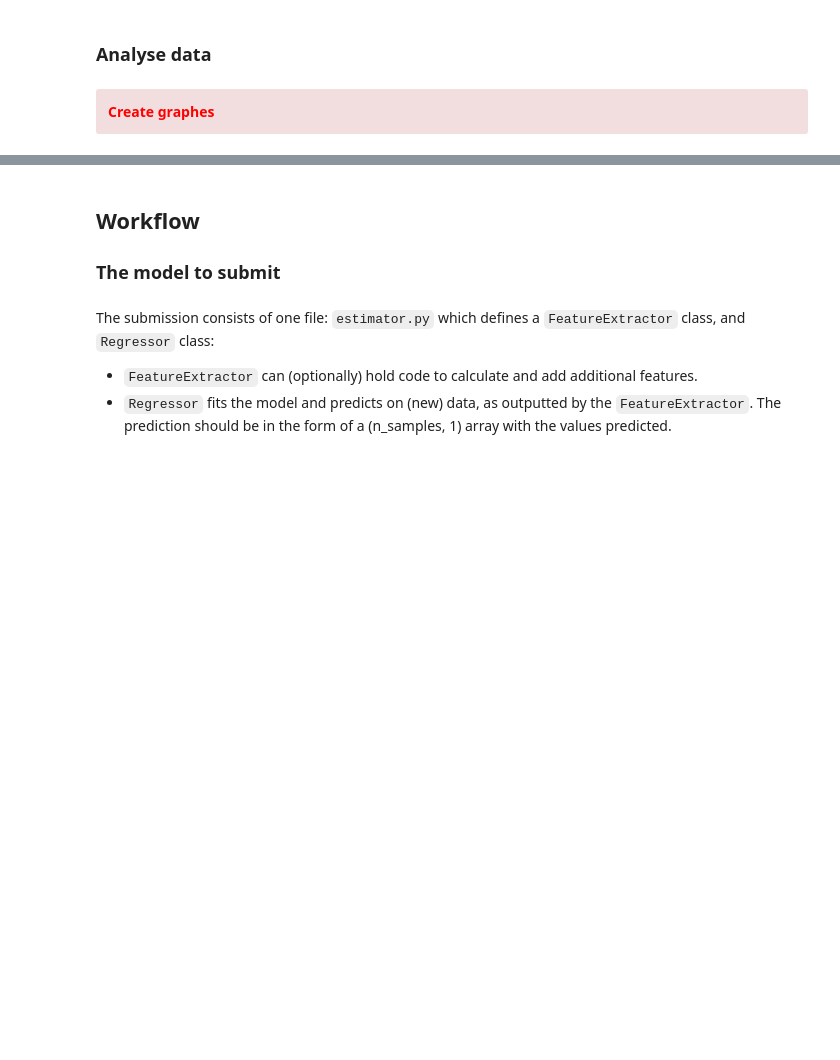
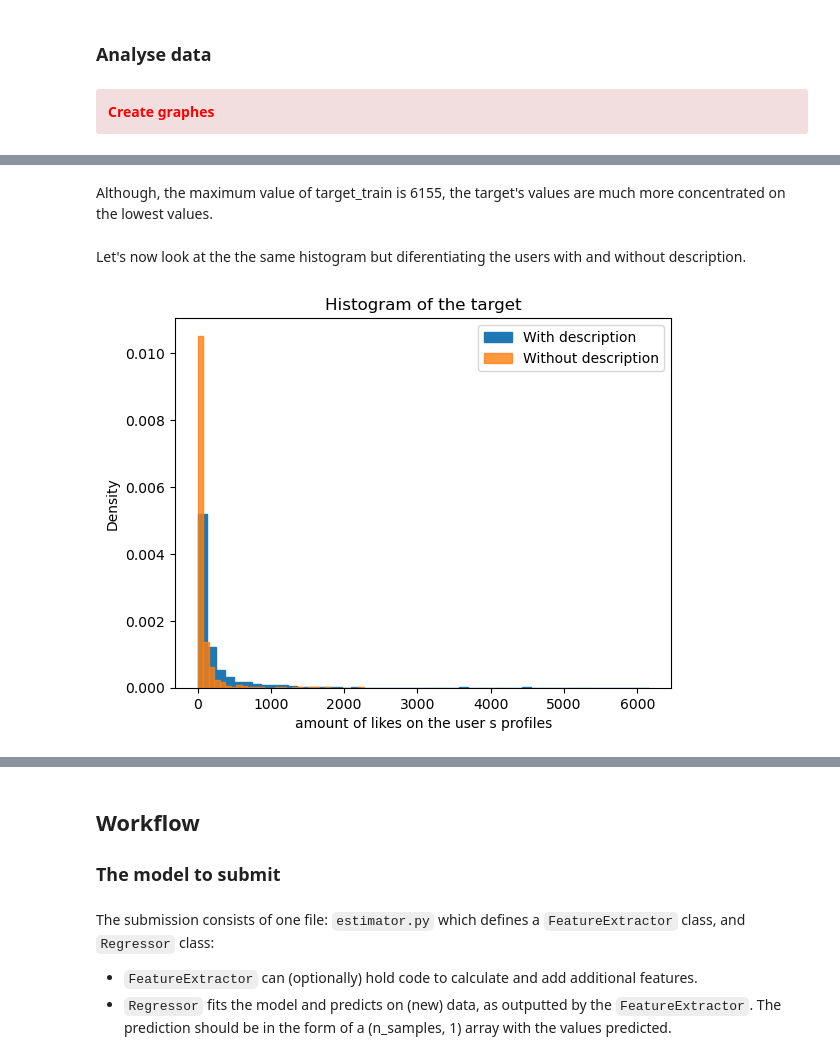
Before and after one commit to JstLearning/dating_app, a Jupyter notebook: dating_app_starting_kit.ipynb, the cells around one changed output, grey strips where cells are left out. Saved outputs shown, nothing was run; the diff lists cells and outputs as text; code cells hidden in the pictures; blank space fills up the shorter version.

```diff
--- a/dating_app_starting_kit.ipynb
+++ b/dating_app_starting_kit.ipynb
@@ -95,0 +112,17 @@ memory usage: 801.4+ KB
+# %% [markdown]
+Although, the maximum value of target_train is 6155, the target's values are much more concentrated on the lowest values.
+# %% [markdown]
+Let's now look at the the same histogram but diferentiating the users with and without description.
+# %%
+target_train_description = target_train[data_train['description']==1]
+target_train_no_description = target_train[data_train['description']==0]
+
+plt.hist(target_train_description, bins=50, edgecolor='#1f77b4', color = '#1f77b4', density=True)
+plt.hist(target_train_no_description, bins=30, edgecolor='#ff7f0e', color = '#ff7f0e', alpha=0.8, density=True)
+plt.title('Histogram of the target')
+plt.xlabel('amount of likes on the user s profiles')
+plt.ylabel('Density')
+plt.legend(['With description', 'Without description'])
+plt.show()
+# %% [output]
+[figure, added]
```
Also changed, not shown: parts of 11 cells of this notebook.
